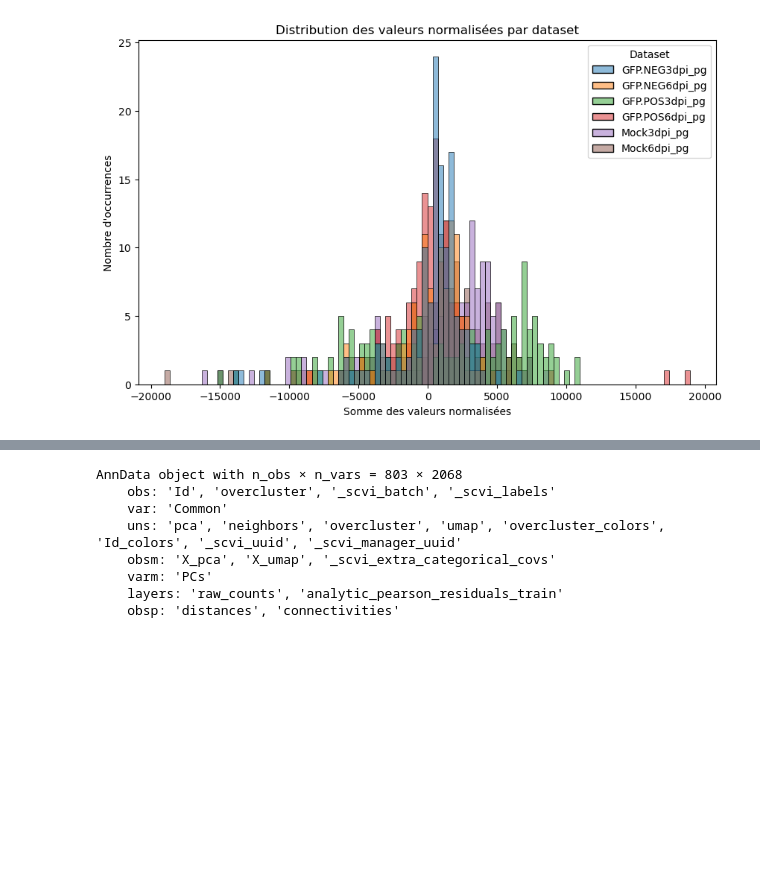
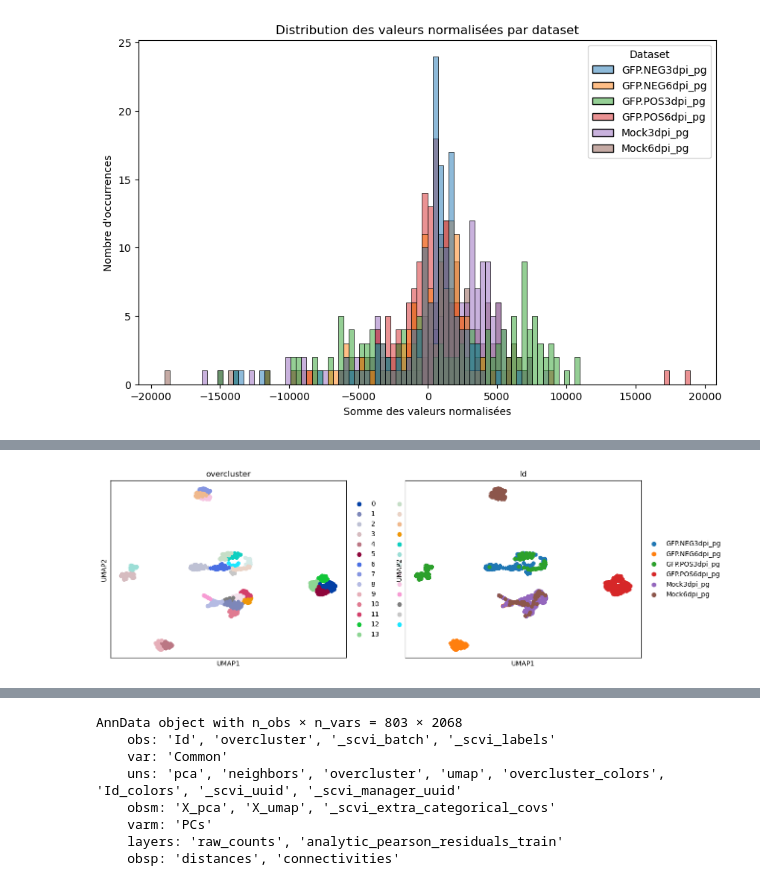
Before and after one commit to Yohan-b976/Transcriptomic-and-proteomic-sc-analysis, a Jupyter notebook: Pipeline Folder scProteomic/Notebook files/scP test integration.ipynb, the cells around one changed output, grey strips where cells are left out. Cells and saved outputs as stored; diff of their text form; code cells hidden in the pictures; blank space fills up the shorter version.

```diff
--- a/Pipeline Folder scProteomic/Notebook files/scP test integration.ipynb
+++ b/Pipeline Folder scProteomic/Notebook files/scP test integration.ipynb
@@ -273,0 +325,9 @@ sc.pl.umap(
+# %%
+adata.layers["raw_counts"] = adata.X.copy()
+analytic_pearson = sc.experimental.pp.normalize_pearson_residuals(adata, inplace=False)
+X_fixed = analytic_pearson["X"]
+X_fixed[np.isnan(X_fixed)] = 0
+adata.layers["analytic_pearson_residuals_train"] = csr_matrix(X_fixed)
+adata.X = adata.layers["analytic_pearson_residuals_train"]
+sc.pp.pca(adata)
+sce.pp.scanorama_integrate(adata, 'Id', verbose =1)
@@ -273,0 +353,10 @@ sc.pl.umap(
+# %%
+sc.pp.neighbors(adata, use_rep = 'X_scanorama')
+sc.tl.leiden(adata, resolution = 3, key_added = 'overcluster')
+sc.tl.umap(adata)
+sc.pl.umap(
+    adata,
+    color=['overcluster','Id']
+)
+# %% [output]
+[figure, added]
```
Also changed, not shown: parts of 25 cells of this notebook.
